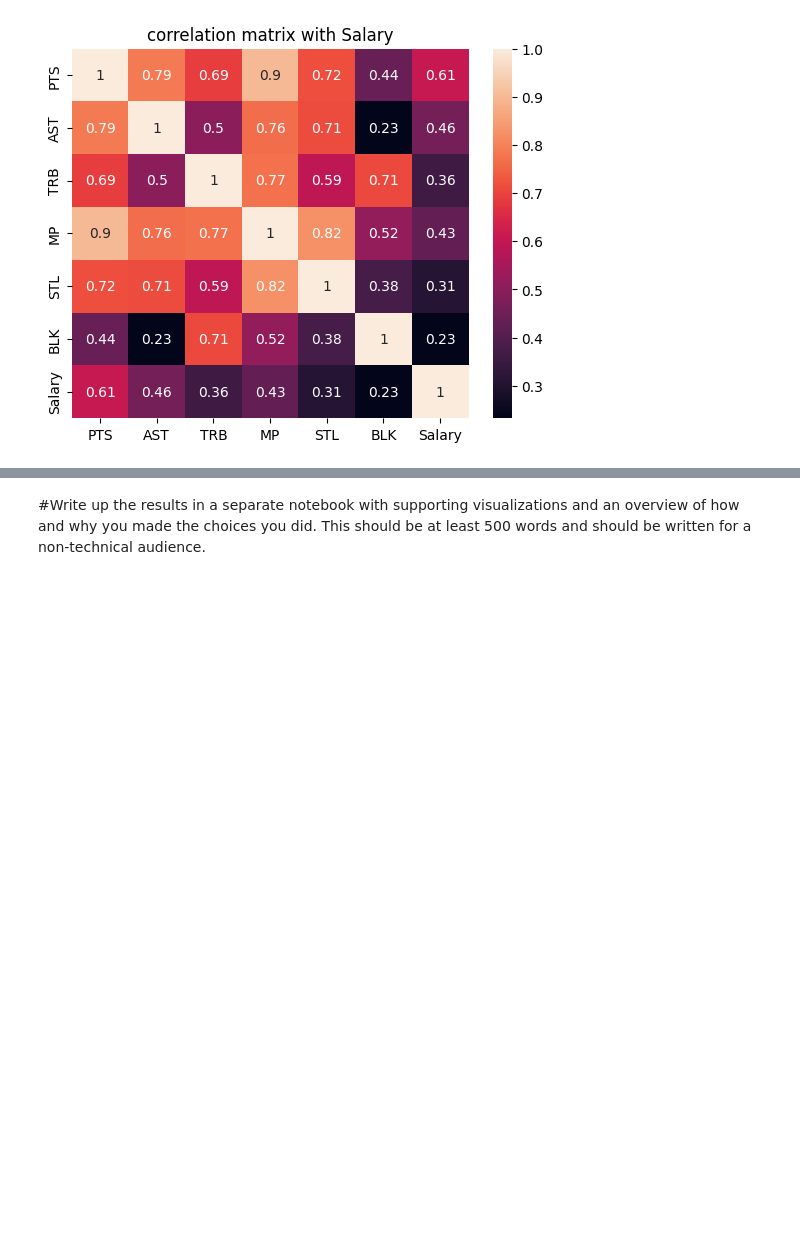
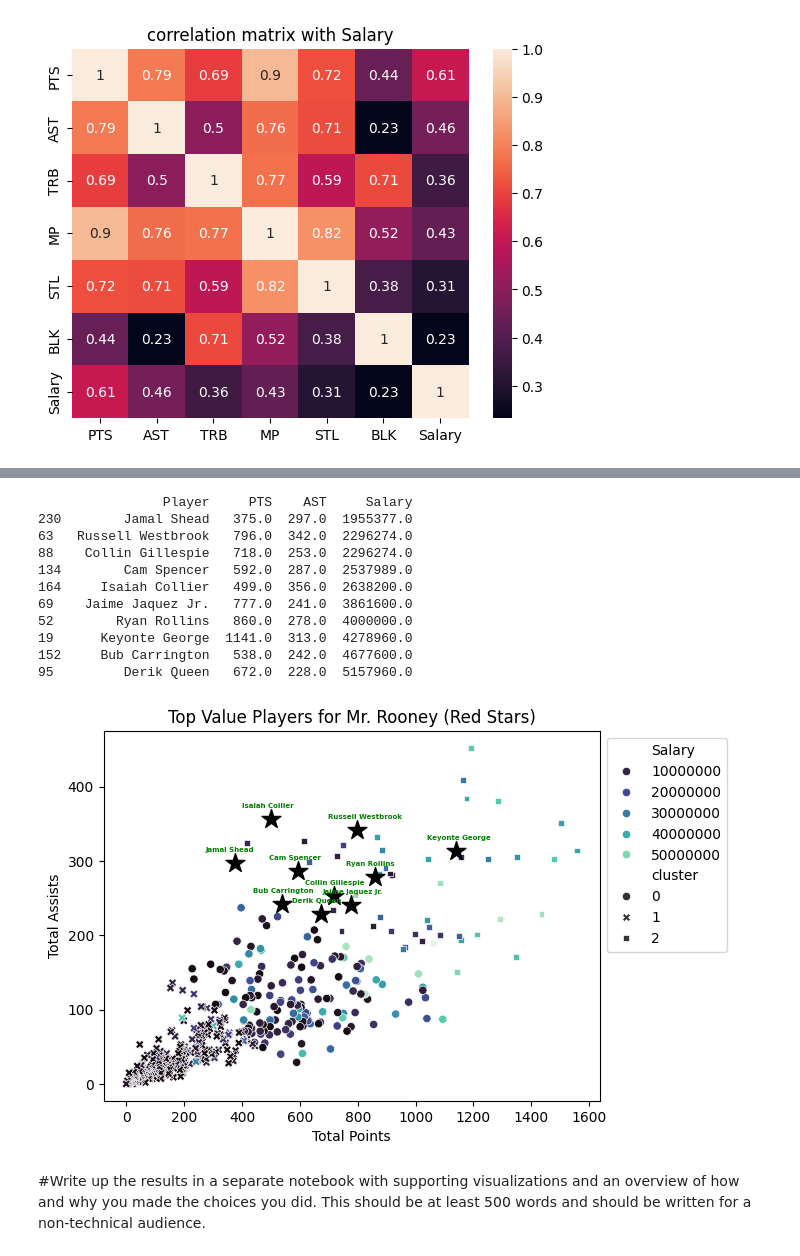
Before and after one commit to kenzkleczynski/week_6_clustering, a Jupyter notebook: Lab-Clustering.ipynb, the cells around one changed output, grey strips where cells are left out. Drawn from its saved outputs; the diff is of its cells as text; code cells hidden in the pictures; blank space fills up the shorter version.

```diff
--- a/Lab-Clustering.ipynb
+++ b/Lab-Clustering.ipynb
@@ -222,3 +345,67 @@ Inertia (Within-cluster sum of squares): 936.17
+# %%
+#Use the model to select players for Mr. Rooney to consider
+#to do this im going to look in just cluster group 2 which shows the best players with the high points and assists
+#then i want to sort it by slary to show the players getting paid the least but still have good points and assists
+
+#filter for just cluster 2
+players = df2[df2['cluster'] == 2]
+
+#sort by salary to show lowest salary players first
+recs = players.sort_values(by='Salary', ascending=True)
+
+#show top 10
+print(recs[['Player', 'PTS', 'AST', 'Salary']].head(10))
+
+#plot them on teh graph to stand out to see where they stand visually compared to others in teh cluster
+top_10 = recs.head(10) #new df with just the top 10 players
+
+#plot base grpah
+plot = sns.scatterplot(data=df2, x='PTS', y='AST', hue='Salary', style='cluster', palette='mako')
+
+# overlay the top 10 players to make them stand out
+# use a star marker and make them much bigger (s=200)
+plt.scatter(top_10['PTS'], top_10['AST'], color='black', marker='*', s=200)
+
+plt.legend(bbox_to_anchor=(1, 1), loc=2)
+plt.title('Top Value Players for Mr. Rooney (Red Stars)')
+plt.xlabel('Total Points')
+plt.ylabel('Total Assists')
+
+# add labels for all top 10 players to easly identify who is who on the graph
+for i in range(len(top_10)):
+    plt.text(
+        x=top_10.iloc[i]['PTS'] - 100, # move text more to the left
+        y=top_10.iloc[i]['AST'] +15,      # move text up a little
+        s=top_10.iloc[i]['Player'],   # the actual name
+        fontsize=5,
+        fontweight='bold',
+        color='green'
+    )
+
+plt.show()
+
+
+#the three players I would choose are
+#1. Keyonte George
+#2. Russell Westbrook
+#3. Ryan Rollins
+
+#they are teh top three players farthest to the right and up on the graph which means
+# they have the highest points and assists but also have a low salary compared to other
+# players in the cluster which makes them a good value for Mr. Rooney to consider
+# %% [output]
+                Player     PTS    AST     Salary
+230        Jamal Shead   375.0  297.0  1955377.0
+63   Russell Westbrook   796.0  342.0  2296274.0
+88    Collin Gillespie   718.0  253.0  2296274.0
+134        Cam Spencer   592.0  287.0  2537989.0
+164     Isaiah Collier   499.0  356.0  2638200.0
+69    Jaime Jaquez Jr.   777.0  241.0  3861600.0
+52        Ryan Rollins   860.0  278.0  4000000.0
+19      Keyonte George  1141.0  313.0  4278960.0
+152     Bub Carrington   538.0  242.0  4677600.0
+95         Derik Queen   672.0  228.0  5157960.0
+[figure, added]
 # %% [markdown]
 #Write up the results in a separate notebook with supporting visualizations and
 an overview of how and why you made the choices you did. This should be at least
```
Also changed, not shown: parts of 22 cells of this notebook, 1 other file.
